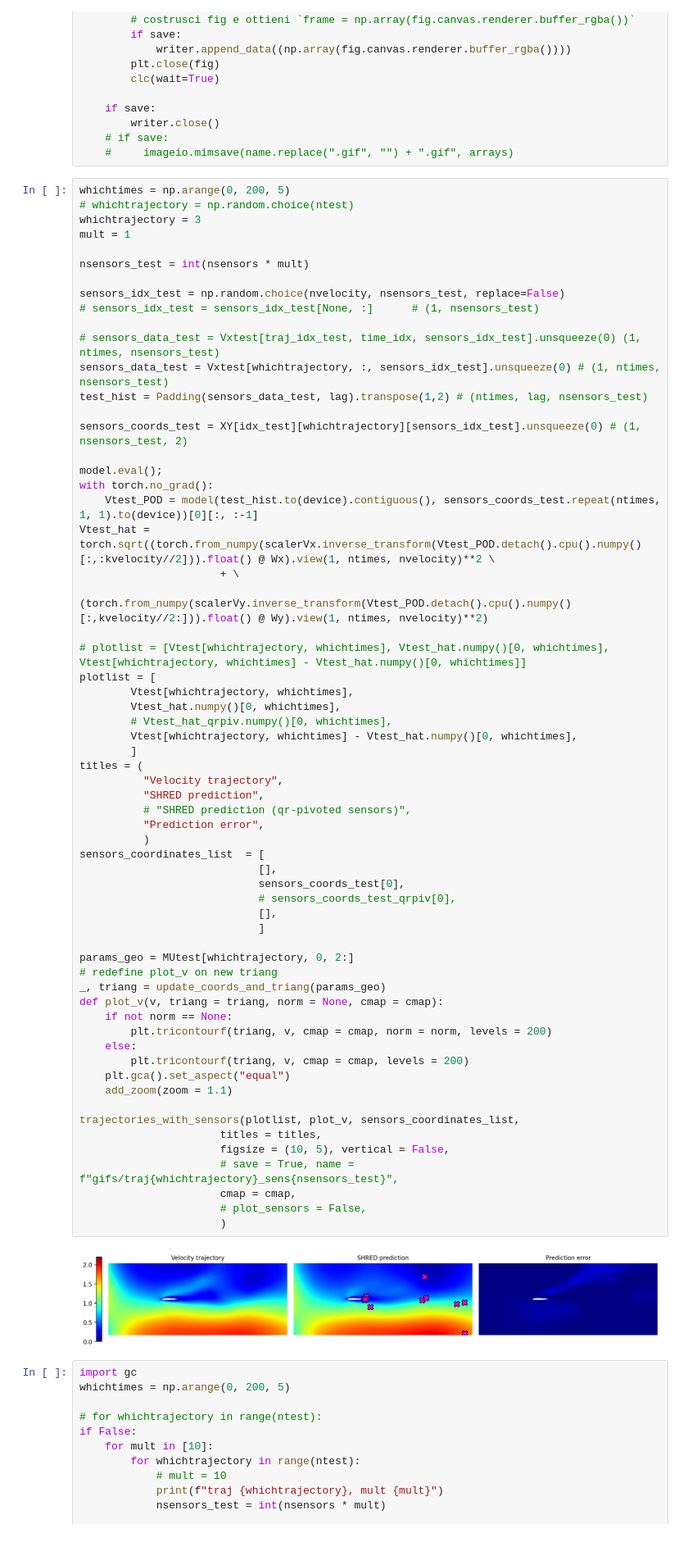
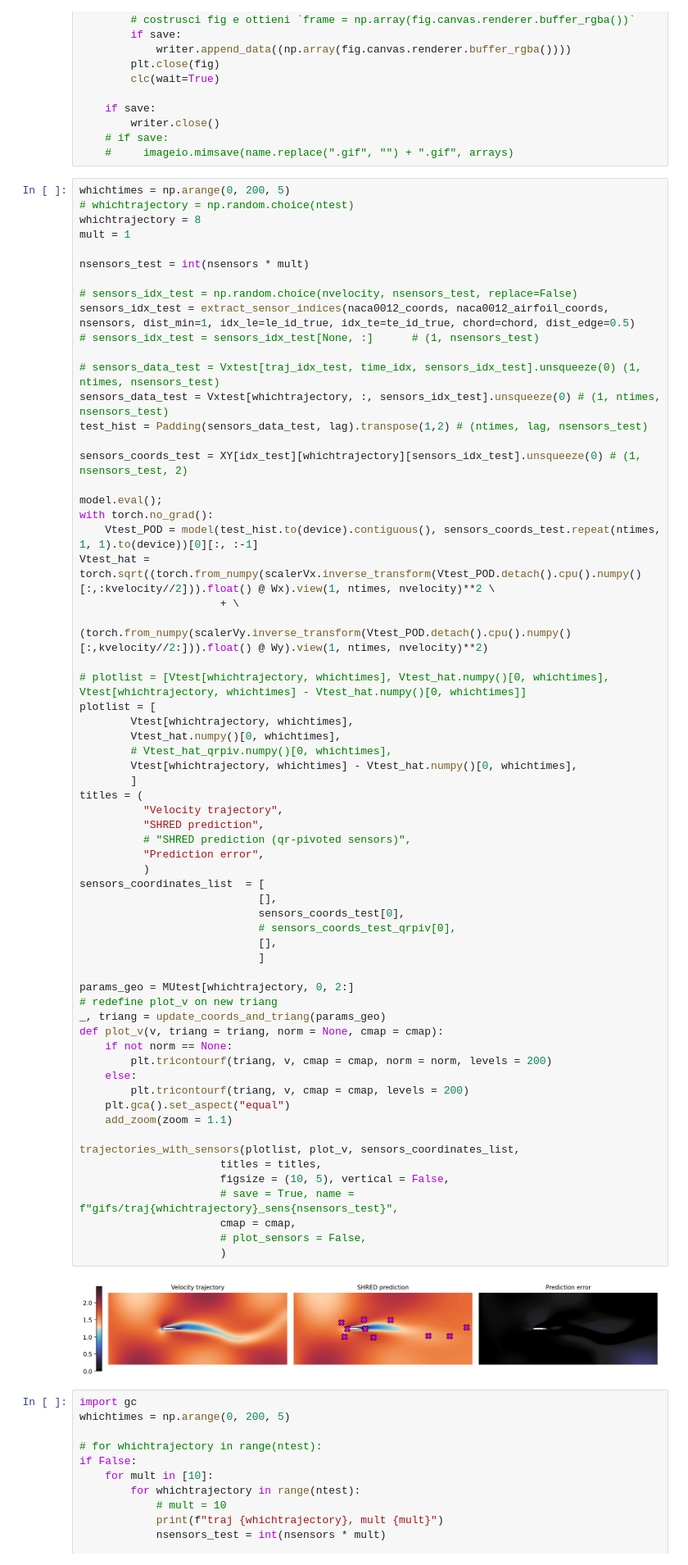
Before and after one commit to adrianoracano/mySHRED, a Jupyter notebook: mySHRED.ipynb, the cells around one changed output. Shown at 82% size. Saved outputs shown, nothing was run; the diff lists cells and outputs as text.

```diff
--- a/mySHRED.ipynb
+++ b/mySHRED.ipynb
@@ -1133,12 +1139,13 @@ def trajectories_with_sensors(yts, plot, sensors_coordinates_list,
 # %%
 whichtimes = np.arange(0, 200, 5)
 # whichtrajectory = np.random.choice(ntest)
-whichtrajectory = 3
+whichtrajectory = 8
 mult = 1
 
 nsensors_test = int(nsensors * mult)
 
-sensors_idx_test = np.random.choice(nvelocity, nsensors_test, replace=False)
+# sensors_idx_test = np.random.choice(nvelocity, nsensors_test, replace=False)
+sensors_idx_test = extract_sensor_indices(naca0012_coords, naca0012_airfoil_coords, nsensors, dist_min=1, idx_le=le_id_true, idx_te=te_id_true, chord=chord, dist_edge=0.5)
 # sensors_idx_test = sensors_idx_test[None, :]      # (1, nsensors_test)
 
 # sensors_data_test = Vxtest[traj_idx_test, time_idx, sensors_idx_test].unsqueeze(0) (1, ntimes, nsensors_test)
@@ -1166,34 +1173,34 @@ titles = (
           "SHRED prediction",
           # "SHRED prediction (qr-pivoted sensors)",
           "Prediction error",
           )
 sensors_coordinates_list  = [
                             [],
                             sensors_coords_test[0],
                             # sensors_coords_test_qrpiv[0],
                             [],
                             ]
 
 params_geo = MUtest[whichtrajectory, 0, 2:]
 # redefine plot_v on new triang
 _, triang = update_coords_and_triang(params_geo)
 def plot_v(v, triang = triang, norm = None, cmap = cmap):
     if not norm == None:
         plt.tricontourf(triang, v, cmap = cmap, norm = norm, levels = 200)
     else:
         plt.tricontourf(triang, v, cmap = cmap, levels = 200)
     plt.gca().set_aspect("equal")
     add_zoom(zoom = 1.1)
 
 trajectories_with_sensors(plotlist, plot_v, sensors_coordinates_list,
                       titles = titles,
                       figsize = (10, 5), vertical = False,
                       # save = True, name = f"gifs/traj{whichtrajectory}_sens{nsensors_test}",
                       cmap = cmap,
                       # plot_sensors = False,
                       )
 # %% [output]
-[figure, old version]
+[figure, new version]
 # %%
 import gc
 whichtimes = np.arange(0, 200, 5)
```
Also changed, not shown: parts of 28 cells of this notebook, 4 other files.
